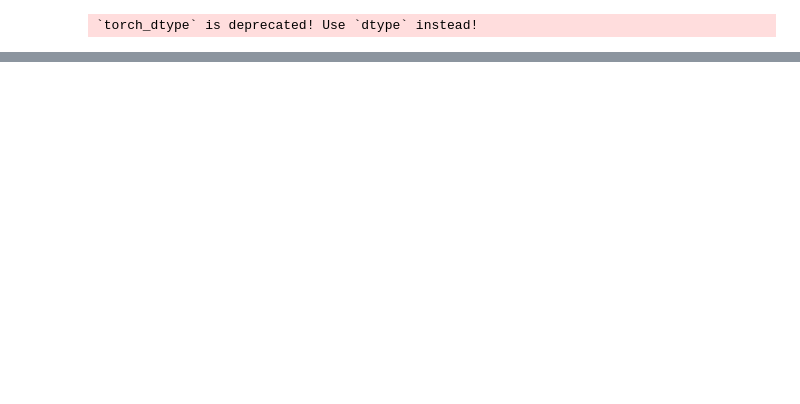
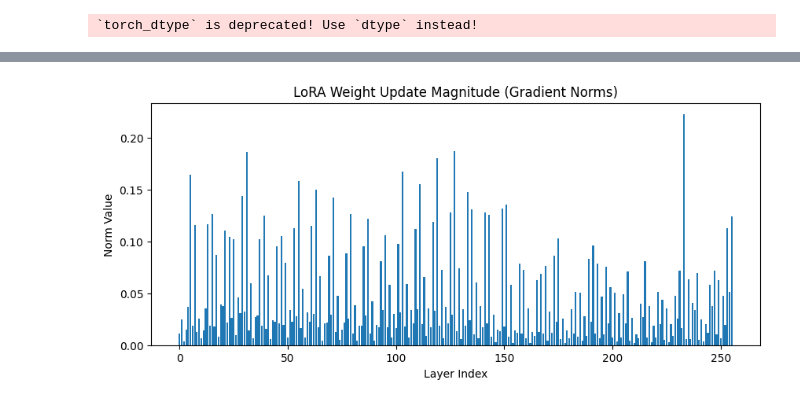
Before and after one commit to zhangkevin747/latent-adversarial-training-reproduction, a Jupyter notebook: notebooks/02_replication.ipynb, the cells around one changed output, grey strips where cells are left out. Saved outputs shown, nothing was run; the diff lists cells and outputs as text; code cells hidden in the pictures; blank space fills up the shorter version.

```diff
--- a/notebooks/02_replication.ipynb
+++ b/notebooks/02_replication.ipynb
@@ -21,7 +18,7 @@ notebook_login()
 
 device = torch.device("cuda" if torch.cuda.is_available() else "cpu")
 
-MODEL_ID = "meta-llama/Meta-Llama-3-8B"
+MODEL_ID = "meta-llama/Meta-Llama-3-8B-Instruct"
 
 # Load in native Bfloat16 (No quantization)
 model = AutoModelForCausalLM.from_pretrained(
@@ -35,7 +32,7 @@ tokenizer.pad_token = tokenizer.eos_token
 
 # High-rank LoRA for a 205GB setup
 config = LoraConfig(
-    r=16, # Increased rank since we have the memory
+    r=128,
     lora_alpha=256,
     target_modules=["q_proj", "v_proj", "k_proj", "o_proj"],
     task_type="CAUSAL_LM"
@@ -334,0 +337,18 @@ def evaluate_model():
+# %%
+import torch
+import matplotlib.pyplot as plt
+
+# Calculate the 'norm' (size) of the weight changes for each layer
+norms = []
+for name, param in model.named_parameters():
+    if 'lora_A' in name or 'lora_B' in name:
+        norms.append(param.grad.norm().item() if param.grad is not None else 0)
+
+plt.figure(figsize=(10, 4))
+plt.bar(range(len(norms)), norms)
+plt.title("LoRA Weight Update Magnitude (Gradient Norms)")
+plt.xlabel("Layer Index")
+plt.ylabel("Norm Value")
+plt.show()
+# %% [output]
+[figure, added]
```
Also changed, not shown: parts of 9 cells of this notebook.
